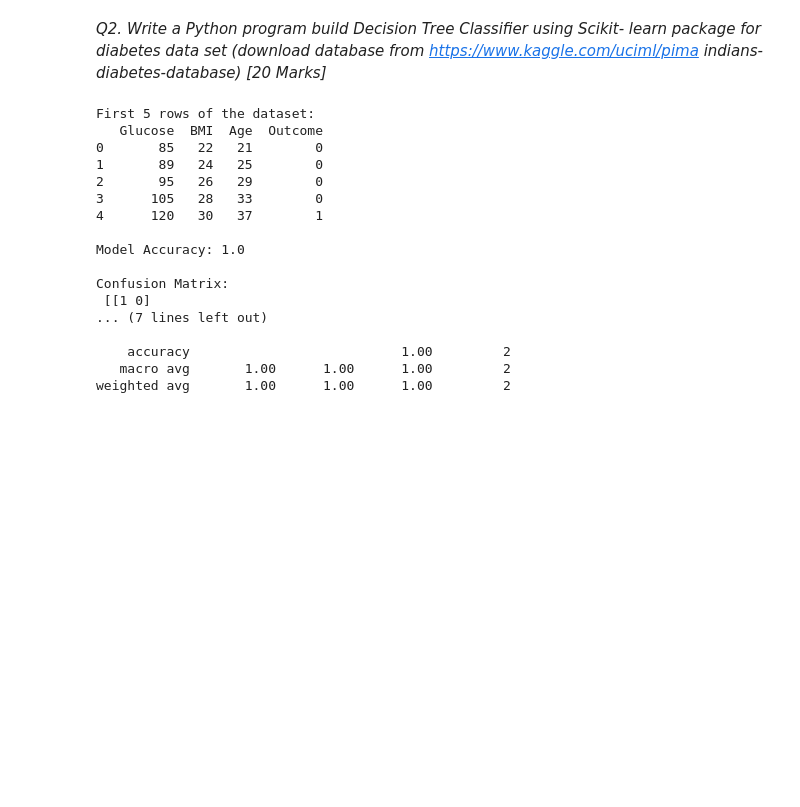
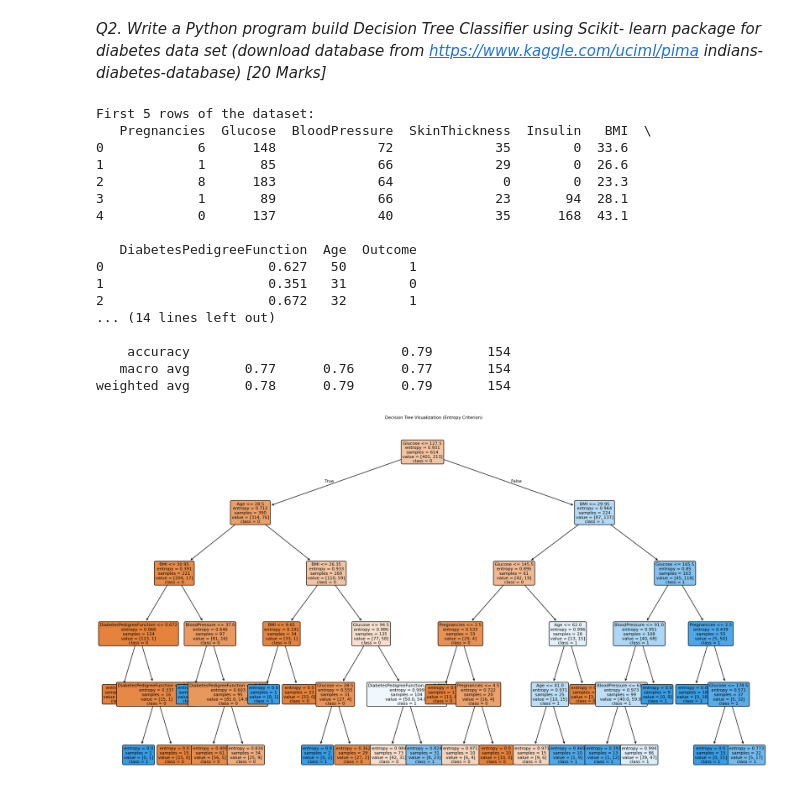
Before and after one commit to Sanchet237/TY-BCA-Science-Slips, a Jupyter notebook: Data Mining/Slips Solutions/Slip_05.ipynb, the cells around one changed output. Drawn from its saved outputs; the diff is of its cells as text; code cells hidden in the pictures; blank space fills up the shorter version.

Commit message:
Updated slips & datasets.

```diff
--- a/Data Mining/Slips Solutions/Slip_05.ipynb
+++ b/Data Mining/Slips Solutions/Slip_05.ipynb
@@ -18,44 +18,58 @@ indians-diabetes-database)
 # %%
 import numpy as np
 import pandas as pd
+import matplotlib.pyplot as plt
 from sklearn.model_selection import train_test_split
-from sklearn.tree import DecisionTreeClassifier
+from sklearn.tree import DecisionTreeClassifier, plot_tree
 from sklearn.metrics import accuracy_score, classification_report, confusion_matrix
 
-df = pd.read_csv("Slip5.csv")
+df = pd.read_csv("diabetes.csv")
 
 print("First 5 rows of the dataset:")
 print(df.head())
 
 X = df.drop('Outcome', axis=1)
 y = df['Outcome']
 
 X_train, X_test, y_train, y_test = train_test_split(X, y, test_size=0.2, random_state=42)
 
-clf = DecisionTreeClassifier(criterion='entropy', random_state=42)
+clf = DecisionTreeClassifier(criterion='entropy',max_depth=5, random_state=42)
 clf.fit(X_train, y_train)
-
 
 y_pred = clf.predict(X_test)
 
 print("\nModel Accuracy:", accuracy_score(y_test, y_pred))
 print("\nConfusion Matrix:\n", confusion_matrix(y_test, y_pred))
 print("\nClassification Report:\n", classification_report(y_test, y_pred))
+
+plt.figure(figsize=(18, 10))
+plot_tree(
+    clf,
+    feature_names=X.columns,
+    class_names=['0', '1'],
+    filled=True,
+    rounded=True,
+    fontsize=8
+)
+plt.title("Decision Tree Visualization (Entropy Criterion)", fontsize=8)
+plt.tight_layout()
+plt.show()
 # %% [output]
 First 5 rows of the dataset:
-   Glucose  BMI  Age  Outcome
-0       85   22   21        0
-1       89   24   25        0
-2       95   26   29        0
-3      105   28   33        0
-4      120   30   37        1
+   Pregnancies  Glucose  BloodPressure  SkinThickness  Insulin   BMI  \
+0            6      148             72             35        0  33.6
+1            1       85             66             29        0  26.6
+2            8      183             64              0        0  23.3
+3            1       89             66             23       94  28.1
+4            0      137             40             35      168  43.1
 
-Model Accuracy: 1.0
+   DiabetesPedigreeFunction  Age  Outcome
+0                     0.627   50        1
+1                     0.351   31        0
+2                     0.672   32        1
+... (14 lines left out)
 
-Confusion Matrix:
- [[1 0]
-... (7 lines left out)
-
-    accuracy                           1.00         2
-   macro avg       1.00      1.00      1.00         2
-weighted avg       1.00      1.00      1.00         2
+    accuracy                           0.79       154
+   macro avg       0.77      0.76      0.77       154
+weighted avg       0.78      0.79      0.79       154
+[figure, added]
```
Also changed, not shown: 52 other files.
